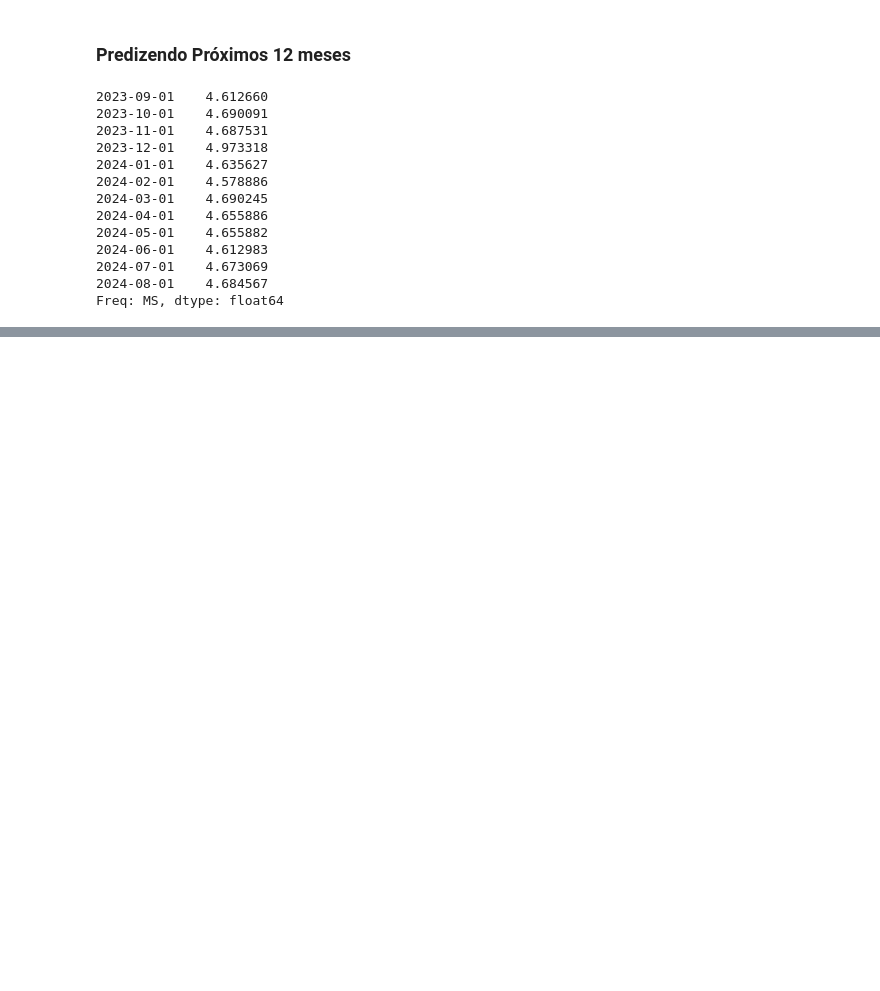
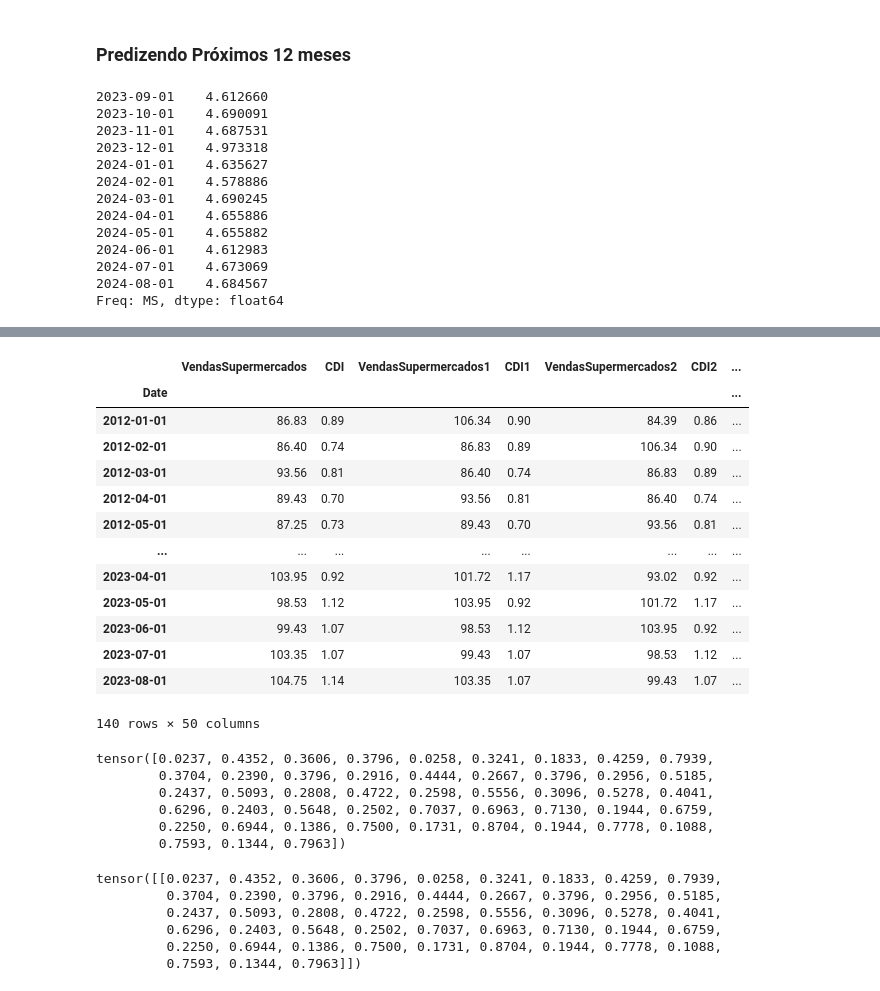
Before and after one commit to lspraciano/timeSeriesChallengeDez23, a Jupyter notebook: supermarket.ipynb, the cells around one changed output, grey strips where cells are left out. Saved outputs shown, nothing was run; the diff lists cells and outputs as text; code cells hidden in the pictures; blank space fills up the shorter version.

```diff
--- a/supermarket.ipynb
+++ b/supermarket.ipynb
@@ -879,0 +899,26 @@ plt.show()
+# %%
+df_sales_lstm: pd.DataFrame = super_market_df.copy()
+# %%
+num_lags: int = 24
+
+for count in range(1, num_lags + 1):
+    df_sales_lstm[f'VendasSupermercados{count}']: pd.DataFrame = df_sales_lstm['VendasSupermercados'].shift(count)
+    df_sales_lstm[f'CDI{count}']: pd.DataFrame = df_sales_lstm['CDI'].shift(count)
+
+df_sales_lstm: pd.DataFrame = df_sales_lstm.dropna()
+df_sales_lstm
+# %% [output]
+|  | VendasSupermercados | CDI | VendasSupermercados1 | CDI1 | VendasSupermercados2 | CDI2 | ... |
+| Date |  |  |  |  |  |  | ... |
+| 2012-01-01 | 86.83 | 0.89 | 106.34 | 0.90 | 84.39 | 0.86 | ... |
+| 2012-02-01 | 86.40 | 0.74 | 86.83 | 0.89 | 106.34 | 0.90 | ... |
+| 2012-03-01 | 93.56 | 0.81 | 86.40 | 0.74 | 86.83 | 0.89 | ... |
+| 2012-04-01 | 89.43 | 0.70 | 93.56 | 0.81 | 86.40 | 0.74 | ... |
+| 2012-05-01 | 87.25 | 0.73 | 89.43 | 0.70 | 93.56 | 0.81 | ... |
+| ... | ... | ... | ... | ... | ... | ... | ... |
+| 2023-04-01 | 103.95 | 0.92 | 101.72 | 1.17 | 93.02 | 0.92 | ... |
+| 2023-05-01 | 98.53 | 1.12 | 103.95 | 0.92 | 101.72 | 1.17 | ... |
+| 2023-06-01 | 99.43 | 1.07 | 98.53 | 1.12 | 103.95 | 0.92 | ... |
+| 2023-07-01 | 103.35 | 1.07 | 99.43 | 1.07 | 98.53 | 1.12 | ... |
+| 2023-08-01 | 104.75 | 1.14 | 103.35 | 1.07 | 99.43 | 1.07 | ... |
+140 rows × 50 columns
@@ -879,0 +940,9 @@ plt.show()
+# %%
+X_train[0]
+# %% [output]
+tensor([0.0237, 0.4352, 0.3606, 0.3796, 0.0258, 0.3241, 0.1833, 0.4259, 0.7939,
+        0.3704, 0.2390, 0.3796, 0.2916, 0.4444, 0.2667, 0.3796, 0.2956, 0.5185,
+        0.2437, 0.5093, 0.2808, 0.4722, 0.2598, 0.5556, 0.3096, 0.5278, 0.4041,
+        0.6296, 0.2403, 0.5648, 0.2502, 0.7037, 0.6963, 0.7130, 0.1944, 0.6759,
+        0.2250, 0.6944, 0.1386, 0.7500, 0.1731, 0.8704, 0.1944, 0.7778, 0.1088,
+        0.7593, 0.1344, 0.7963])
@@ -879,0 +952,9 @@ plt.show()
+# %%
+X_train[0]
+# %% [output]
+tensor([[0.0237, 0.4352, 0.3606, 0.3796, 0.0258, 0.3241, 0.1833, 0.4259, 0.7939,
+         0.3704, 0.2390, 0.3796, 0.2916, 0.4444, 0.2667, 0.3796, 0.2956, 0.5185,
+         0.2437, 0.5093, 0.2808, 0.4722, 0.2598, 0.5556, 0.3096, 0.5278, 0.4041,
+         0.6296, 0.2403, 0.5648, 0.2502, 0.7037, 0.6963, 0.7130, 0.1944, 0.6759,
+         0.2250, 0.6944, 0.1386, 0.7500, 0.1731, 0.8704, 0.1944, 0.7778, 0.1088,
+         0.7593, 0.1344, 0.7963]])
```
Also changed, not shown: parts of 19 cells of this notebook, 2 other files.
